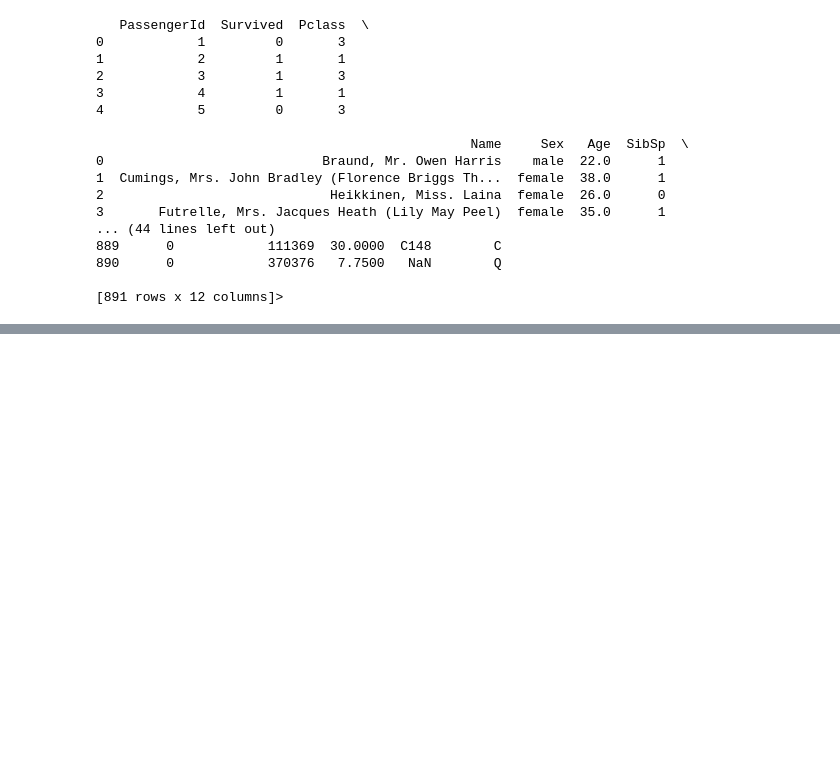
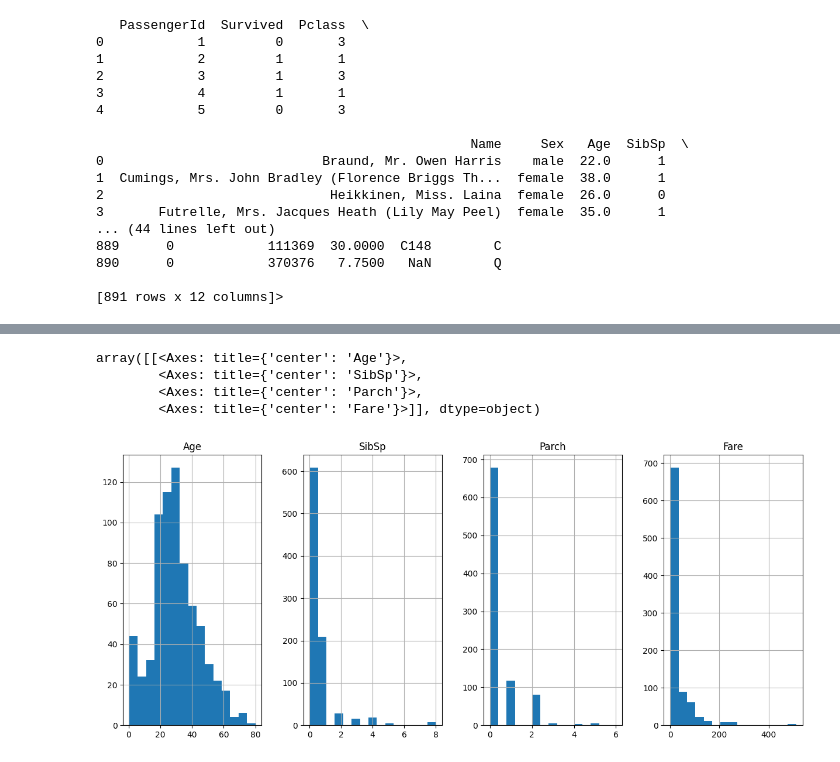
Before and after one commit to PierfrancescoChiucchiolo/Corso-Python, a Jupyter notebook: Lezione 16/Lezione 16 Esercizio 1 Titanic.ipynb, the cells around one changed output, grey strips where cells are left out. Cells and saved outputs as stored; diff of their text form; code cells hidden in the pictures; blank space fills up the shorter version.

```diff
--- a/Lezione 16/Lezione 16 Esercizio 1 Titanic.ipynb
+++ b/Lezione 16/Lezione 16 Esercizio 1 Titanic.ipynb
@@ -127,0 +129,13 @@ print(df_survivors.info)
+# %%
+
+import matplotlib as plt
+
+numerical_features = ['Age', 'SibSp', 'Parch', 'Fare']
+
+df[numerical_features].hist(bins=15, figsize=(15, 6), layout=(1, 4))
+# %% [output]
+array([[<Axes: title={'center': 'Age'}>,
+        <Axes: title={'center': 'SibSp'}>,
+        <Axes: title={'center': 'Parch'}>,
+        <Axes: title={'center': 'Fare'}>]], dtype=object)
+[figure, added]
```
Also changed, not shown: parts of 7 cells of this notebook, 4 other files.
